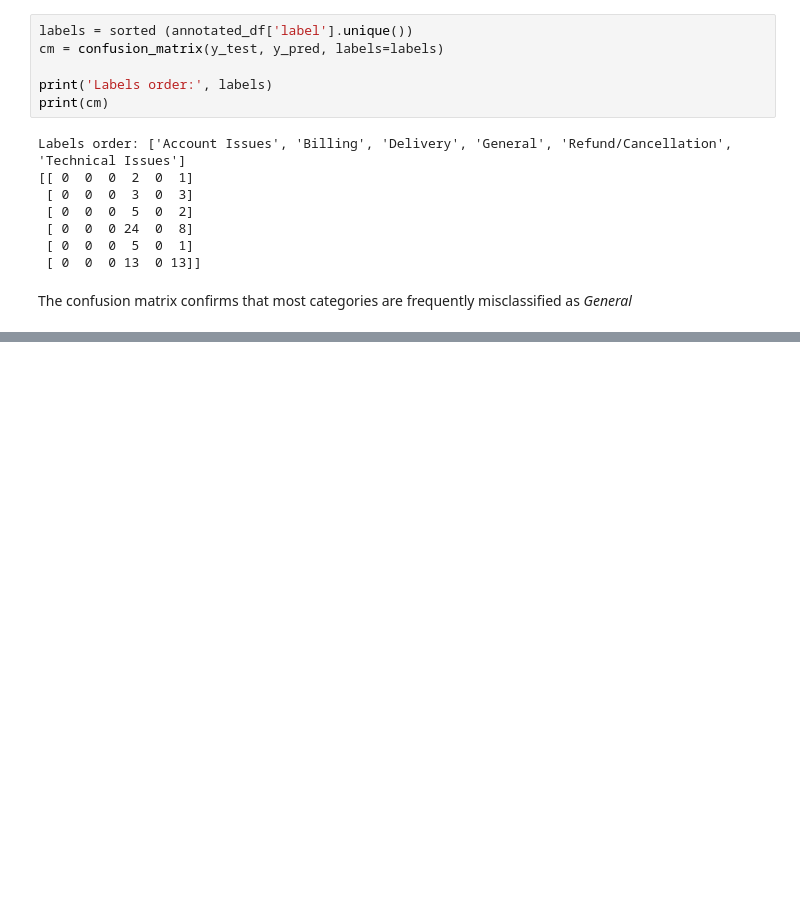
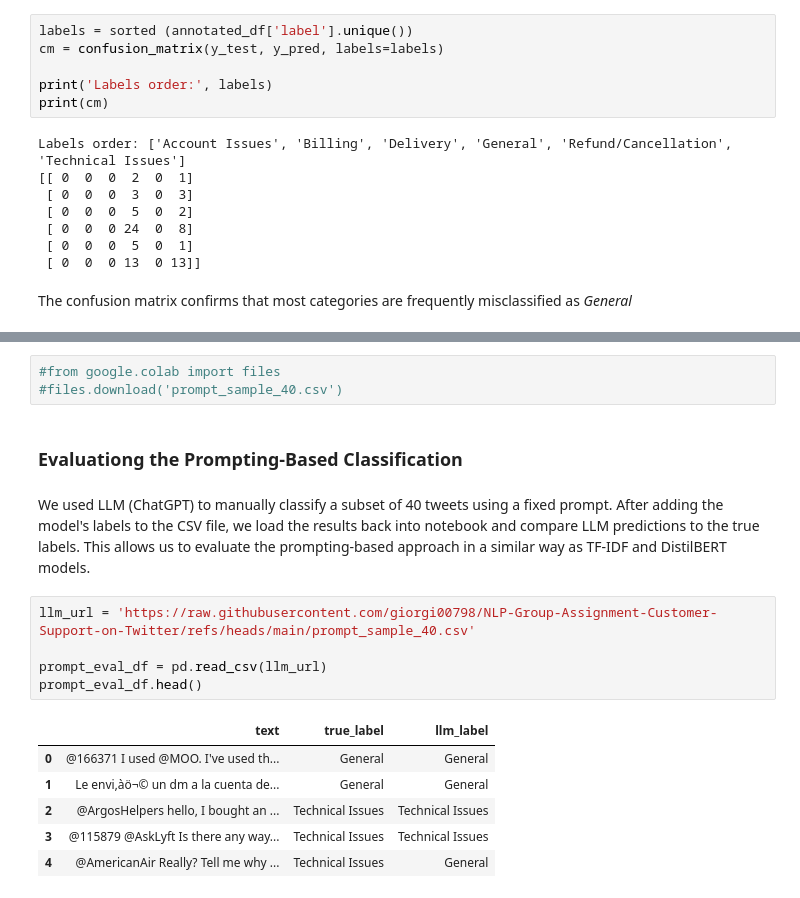
Before and after one commit to giorgi00798/NLP-Group-Assignment-Customer-Support-on-Twitter, a Jupyter notebook: NLP_Group_Assignment.ipynb, the cells around one changed output, grey strips where cells are left out. Drawn from its saved outputs; the diff is of its cells as text; blank space fills up the shorter version.

```diff
--- a/NLP_Group_Assignment.ipynb
+++ b/NLP_Group_Assignment.ipynb
@@ -237,0 +457,19 @@ The confusion matrix confirms that most categories are frequently misclassified
+# %%
+#from google.colab import files
+#files.download('prompt_sample_40.csv')
+# %% [markdown]
+### Evaluationg the Prompting-Based Classification
+# %% [markdown]
+We used LLM (ChatGPT) to manually classify a subset of 40 tweets using a fixed prompt. After adding the model's labels to the CSV file, we load the results back into notebook and compare LLM predictions to the true labels. This allows us to evaluate the prompting-based approach in a similar way as TF-IDF and DistilBERT models.
+# %%
+llm_url = 'https://raw.githubusercontent.com/giorgi00798/NLP-Group-Assignment-Customer-Support-on-Twitter/refs/heads/main/prompt_sample_40.csv'
+
+prompt_eval_df = pd.read_csv(llm_url)
+prompt_eval_df.head()
+# %% [output]
+|  | text | true_label | llm_label |
+| 0 | @166371 I used @MOO. I've used th... | General | General |
+| 1 | Le envi‚àö¬© un dm a la cuenta de... | General | General |
+| 2 | @ArgosHelpers hello, I bought an ... | Technical Issues | Technical Issues |
+| 3 | @115879 @AskLyft Is there any way... | Technical Issues | Technical Issues |
+| 4 | @AmericanAir Really? Tell me why ... | Technical Issues | General |
```
Also changed, not shown: parts of 33 cells of this notebook.
